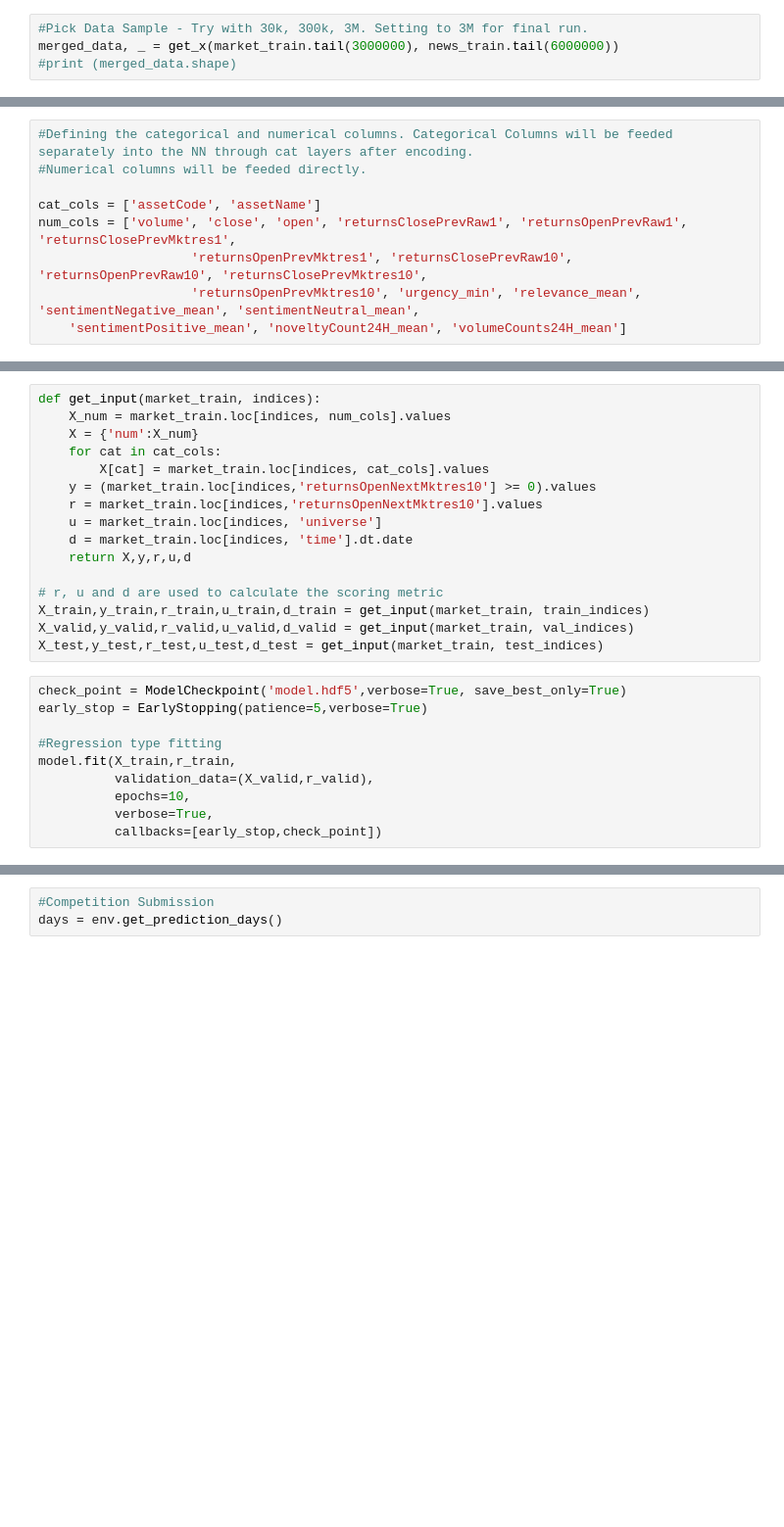
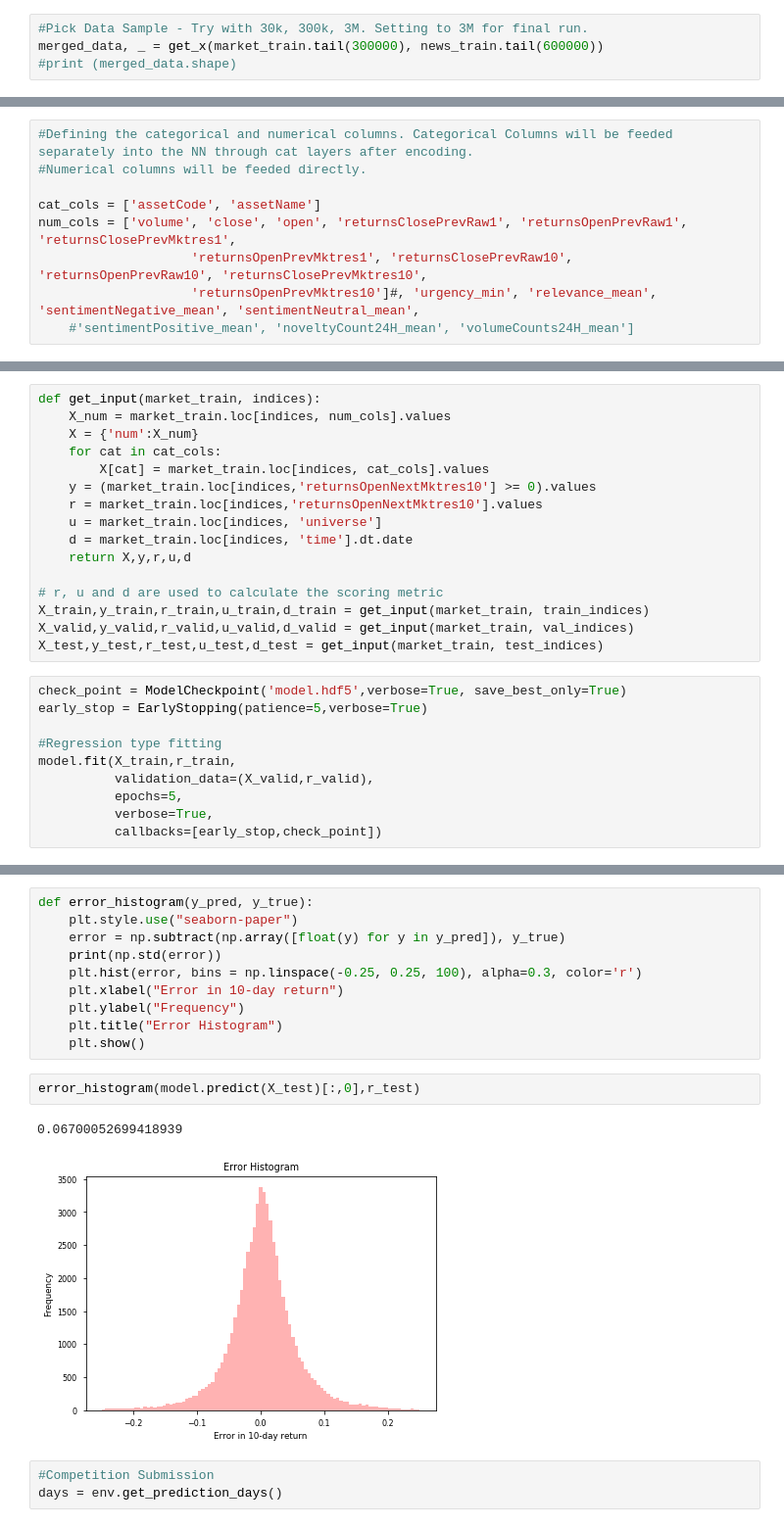
Before and after one commit to rohanbadlani/cs229-final-project, a Jupyter notebook: neural_network.ipynb, the cells around one changed output, grey strips where cells are left out. Shown at 98% size. Saved outputs shown, nothing was run; the diff lists cells and outputs as text; blank space fills up the shorter version.

```diff
--- a/neural_network.ipynb
+++ b/neural_network.ipynb
@@ -151,7 +151,7 @@ def get_x(market_train_df, news_train_df, le=None):
     return x, (le_assetCode, le_assetName)
 # %%
 #Pick Data Sample - Try with 30k, 300k, 3M. Setting to 3M for final run.
-merged_data, _ = get_x(market_train.tail(3000000), news_train.tail(6000000))
+merged_data, _ = get_x(market_train.tail(300000), news_train.tail(600000))
 #print (merged_data.shape)
 # %% [output]
 A value is trying to be set on a copy of a slice from a DataFrame.
@@ -175,8 +175,8 @@ See the caveats in the documentation: http://pandas.pydata.org/pandas-docs/stabl
 cat_cols = ['assetCode', 'assetName']
 num_cols = ['volume', 'close', 'open', 'returnsClosePrevRaw1', 'returnsOpenPrevRaw1', 'returnsClosePrevMktres1',
                     'returnsOpenPrevMktres1', 'returnsClosePrevRaw10', 'returnsOpenPrevRaw10', 'returnsClosePrevMktres10',
-                    'returnsOpenPrevMktres10', 'urgency_min', 'relevance_mean', 'sentimentNegative_mean', 'sentimentNeutral_mean',
-    'sentimentPositive_mean', 'noveltyCount24H_mean', 'volumeCounts24H_mean']
+                    'returnsOpenPrevMktres10']#, 'urgency_min', 'relevance_mean', 'sentimentNegative_mean', 'sentimentNeutral_mean',
+    #'sentimentPositive_mean', 'noveltyCount24H_mean', 'volumeCounts24H_mean']
 # %%
 market_train = merged_data
 
@@ -271,6 +274,6 @@ early_stop = EarlyStopping(patience=5,verbose=True)
 #Regression type fitting
 model.fit(X_train,r_train,
           validation_data=(X_valid,r_valid),
-          epochs=10,
+          epochs=5,
           verbose=True,
           callbacks=[early_stop,check_point])
@@ -297,3 +329,18 @@ print(mean_squared_error(model.predict(X_test)[:,0],r_test))
+# %%
+def error_histogram(y_pred, y_true):
+    plt.style.use("seaborn-paper")
+    error = np.subtract(np.array([float(y) for y in y_pred]), y_true)
+    print(np.std(error))
+    plt.hist(error, bins = np.linspace(-0.25, 0.25, 100), alpha=0.3, color='r')
+    plt.xlabel("Error in 10-day return")
+    plt.ylabel("Frequency")
+    plt.title("Error Histogram")
+    plt.show()
+# %%
+error_histogram(model.predict(X_test)[:,0],r_test)
+# %% [output]
+0.06700052699418939
+[figure, added]
 # %%
 #Competition Submission
 days = env.get_prediction_days()
```
Also changed, not shown: parts of 6 cells of this notebook.
